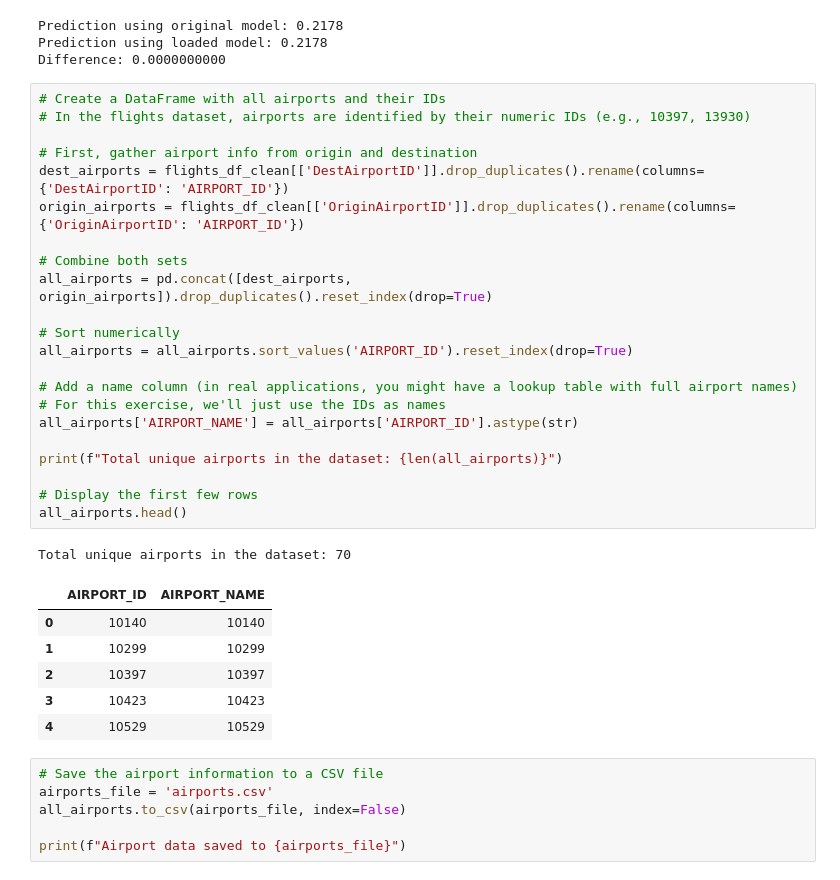
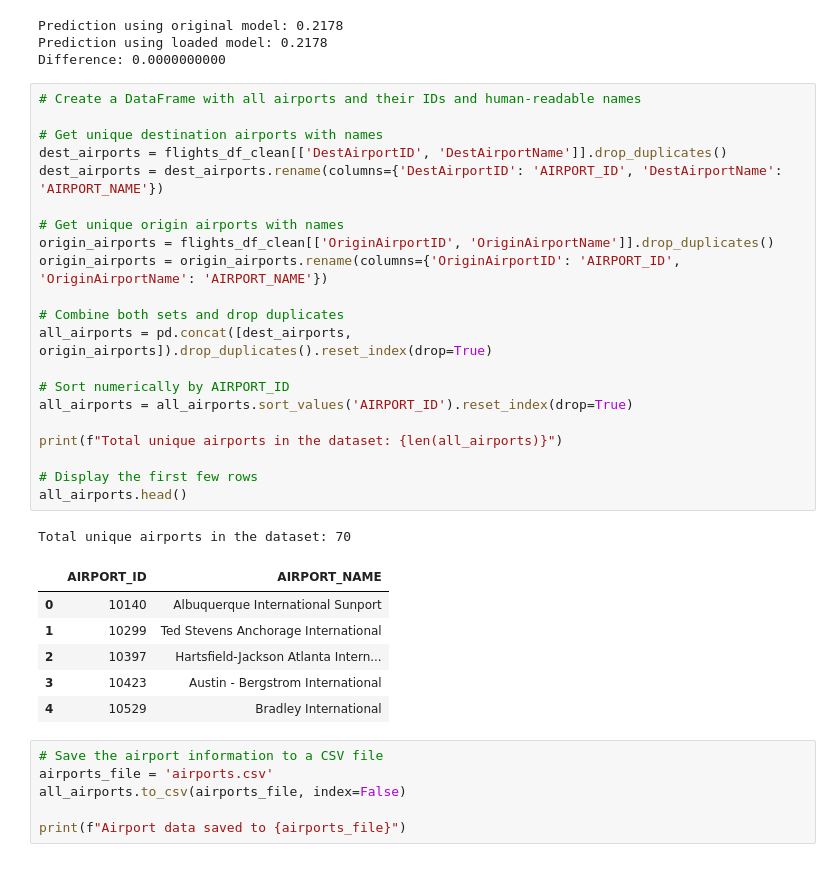
Before and after one commit to FKuiv/copilot-training, a Jupyter notebook: manage-flight-data.ipynb, the cells around one changed output. Cells and saved outputs as stored; diff of their text form.

Commit message:
Refactor airport name saving

```diff
--- a/manage-flight-data.ipynb
+++ b/manage-flight-data.ipynb
@@ -510,35 +510,34 @@ Prediction using original model: 0.2178
 Prediction using loaded model: 0.2178
 Difference: 0.0000000000
 # %%
-# Create a DataFrame with all airports and their IDs
-# In the flights dataset, airports are identified by their numeric IDs (e.g., 10397, 13930)
+# Create a DataFrame with all airports and their IDs and human-readable names
 
-# First, gather airport info from origin and destination
-dest_airports = flights_df_clean[['DestAirportID']].drop_duplicates().rename(columns={'DestAirportID': 'AIRPORT_ID'})
-origin_airports = flights_df_clean[['OriginAirportID']].drop_duplicates().rename(columns={'OriginAirportID': 'AIRPORT_ID'})
+# Get unique destination airports with names
+dest_airports = flights_df_clean[['DestAirportID', 'DestAirportName']].drop_duplicates()
+dest_airports = dest_airports.rename(columns={'DestAirportID': 'AIRPORT_ID', 'DestAirportName': 'AIRPORT_NAME'})
 
-# Combine both sets
+# Get unique origin airports with names
+origin_airports = flights_df_clean[['OriginAirportID', 'OriginAirportName']].drop_duplicates()
+origin_airports = origin_airports.rename(columns={'OriginAirportID': 'AIRPORT_ID', 'OriginAirportName': 'AIRPORT_NAME'})
+
+# Combine both sets and drop duplicates
 all_airports = pd.concat([dest_airports, origin_airports]).drop_duplicates().reset_index(drop=True)
 
-# Sort numerically
+# Sort numerically by AIRPORT_ID
 all_airports = all_airports.sort_values('AIRPORT_ID').reset_index(drop=True)
-
-# Add a name column (in real applications, you might have a lookup table with full airport names)
-# For this exercise, we'll just use the IDs as names
-all_airports['AIRPORT_NAME'] = all_airports['AIRPORT_ID'].astype(str)
 
 print(f"Total unique airports in the dataset: {len(all_airports)}")
 
 # Display the first few rows
 all_airports.head()
 # %% [output]
 Total unique airports in the dataset: 70
 |  | AIRPORT_ID | AIRPORT_NAME |
-| 0 | 10140 | 10140 |
-| 1 | 10299 | 10299 |
-| 2 | 10397 | 10397 |
-| 3 | 10423 | 10423 |
-| 4 | 10529 | 10529 |
+| 0 | 10140 | Albuquerque International Sunport |
+| 1 | 10299 | Ted Stevens Anchorage International |
+| 2 | 10397 | Hartsfield-Jackson Atlanta Intern... |
+| 3 | 10423 | Austin - Bergstrom International |
+| 4 | 10529 | Bradley International |
 # %%
 # Save the airport information to a CSV file
 airports_file = 'airports.csv'
```
